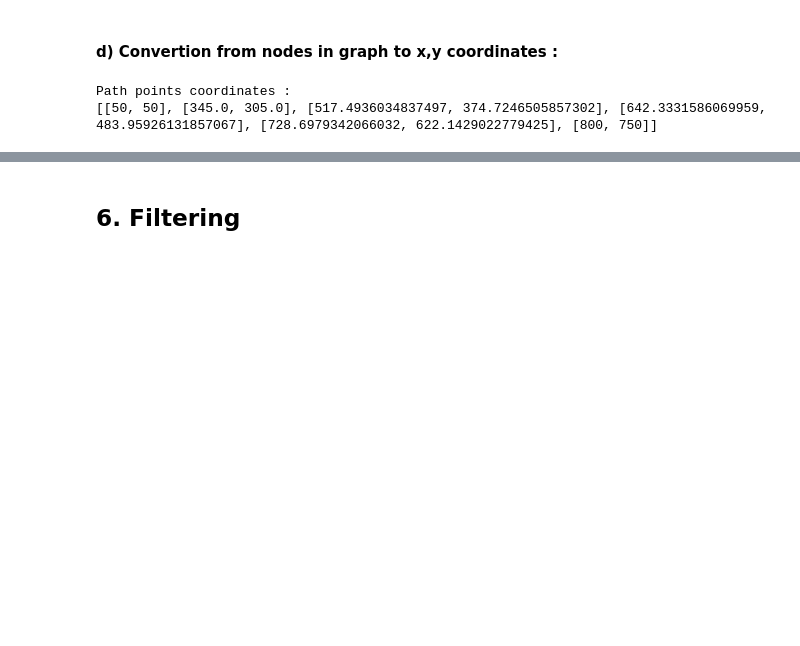
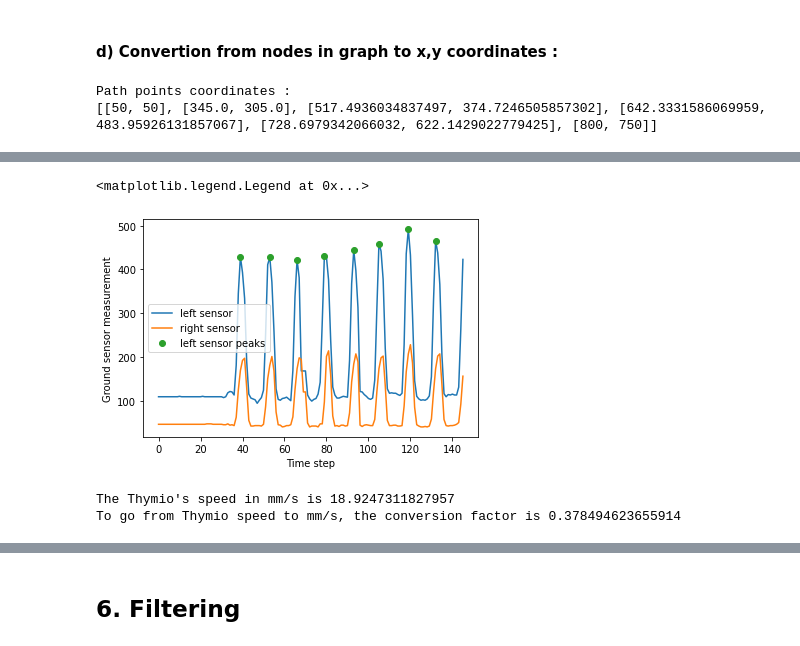
Before and after one commit to SophieL1/RoboticsGroupProject, a Jupyter notebook: report.ipynb, the cells around one changed output, grey strips where cells are left out. Saved outputs shown, nothing was run; the diff lists cells and outputs as text; code cells hidden in the pictures; blank space fills up the shorter version.

```diff
--- a/report.ipynb
+++ b/report.ipynb
@@ -237,0 +383,28 @@ Path points coordinates :
+# %%
+Ts = 0.1
+l_sensor = [x["ground"][0] for x in thymio_data]
+r_sensor = [x["ground"][1] for x in thymio_data]
+avg_ground = [(l+r)/2 for l, r in zip(l_sensor, r_sensor)]
+l_peaks = find_peaks(l_sensor, 110, 3 )[0]
+
+plt.plot(l_sensor, label="left sensor")
+plt.plot(r_sensor, label="right sensor")
+plt.plot(l_peaks, [l_sensor[idx] for idx in l_peaks], "o", label = "left sensor peaks")
+plt.xlabel("Time step")
+plt.ylabel("Ground sensor measurement")
+plt.legend()
+# %% [output]
+<matplotlib.legend.Legend at 0x...>
+[figure, added]
+# %%
+
+#Provided the constant sampling time, we can estimate how much time it took the Thymio to cross the 9 peaks, i.e. 8 stripes, with each stripe measuring 22mm.
+thymio_mms_speed = 8*22/Ts/(l_peaks[-1]-l_peaks[0])
+print("The Thymio's speed in mm/s is {}".format(thymio_mms_speed))
+
+#conversion factor to go from thymio speed to mm/s
+thymio_speed_to_mms = thymio_mms_speed/50
+print("To go from Thymio speed to mm/s, the conversion factor is {}".format(thymio_speed_to_mms))
+# %% [output]
+The Thymio's speed in mm/s is 18.9247311827957
+To go from Thymio speed to mm/s, the conversion factor is 0.378494623655914
```
Also changed, not shown: parts of 13 cells of this notebook, 4 other files.
